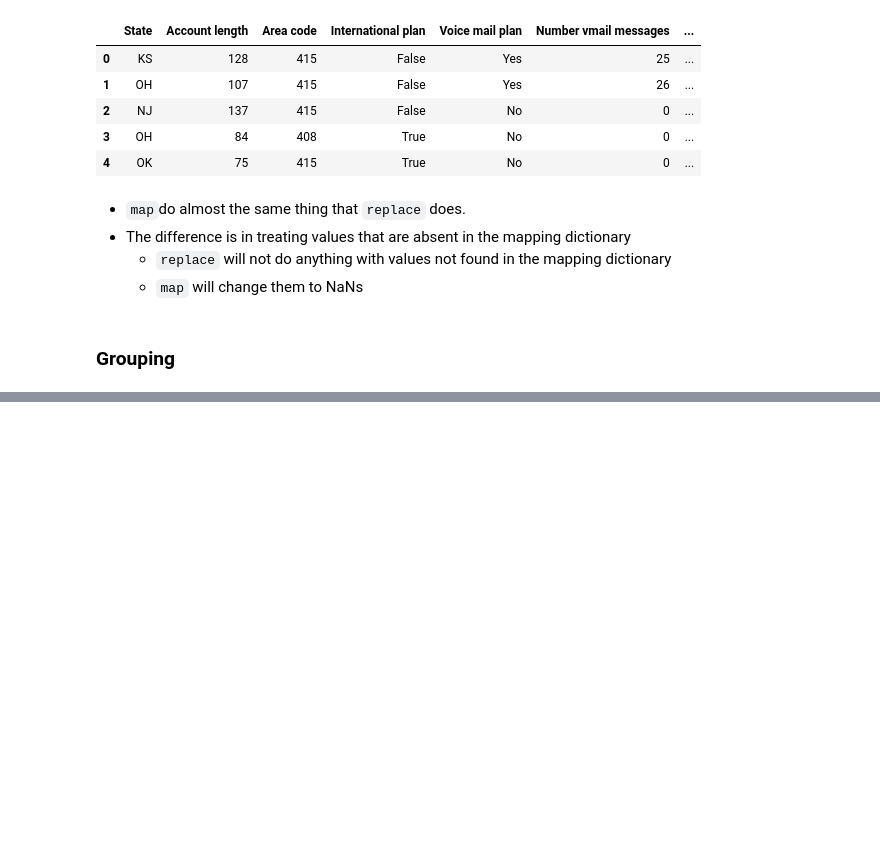
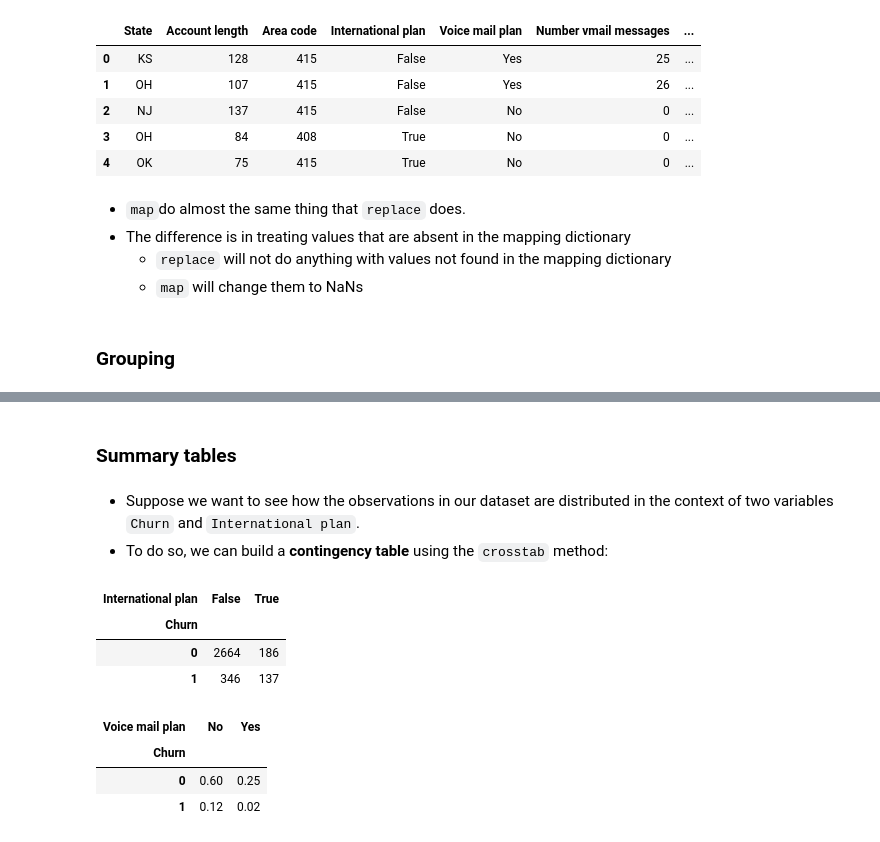
Before and after one commit to Menezess42/MLCourseAI, a Jupyter notebook: Topic_1/exploratory_data_analysis_with_pandas.ipynb, the cells around one changed output, grey strips where cells are left out. Drawn from its saved outputs; the diff is of its cells as text; code cells hidden in the pictures; blank space fills up the shorter version.

```diff
--- a/Topic_1/exploratory_data_analysis_with_pandas.ipynb
+++ b/Topic_1/exploratory_data_analysis_with_pandas.ipynb
@@ -308,0 +338,19 @@ df.head()
+# %% [markdown]
+### Summary tables
+# %% [markdown]
+- Suppose we want to see how the observations in our dataset are distributed in the context of two variables `Churn` and `International plan`.
+- To do so, we can build a **contingency table** using the `crosstab` method:
+# %%
+pd.crosstab(df["Churn"], df["International plan"])
+# %% [output]
+| International plan | False | True |
+| Churn |  |  |
+| 0 | 2664 | 186 |
+| 1 | 346 | 137 |
+# %%
+pd.crosstab(df["Churn"], df["Voice mail plan"], normalize=True)
+# %% [output]
+| Voice mail plan | No | Yes |
+| Churn |  |  |
+| 0 | 0.60 | 0.25 |
+| 1 | 0.12 | 0.02 |
```
Also changed, not shown: parts of 11 cells of this notebook.
